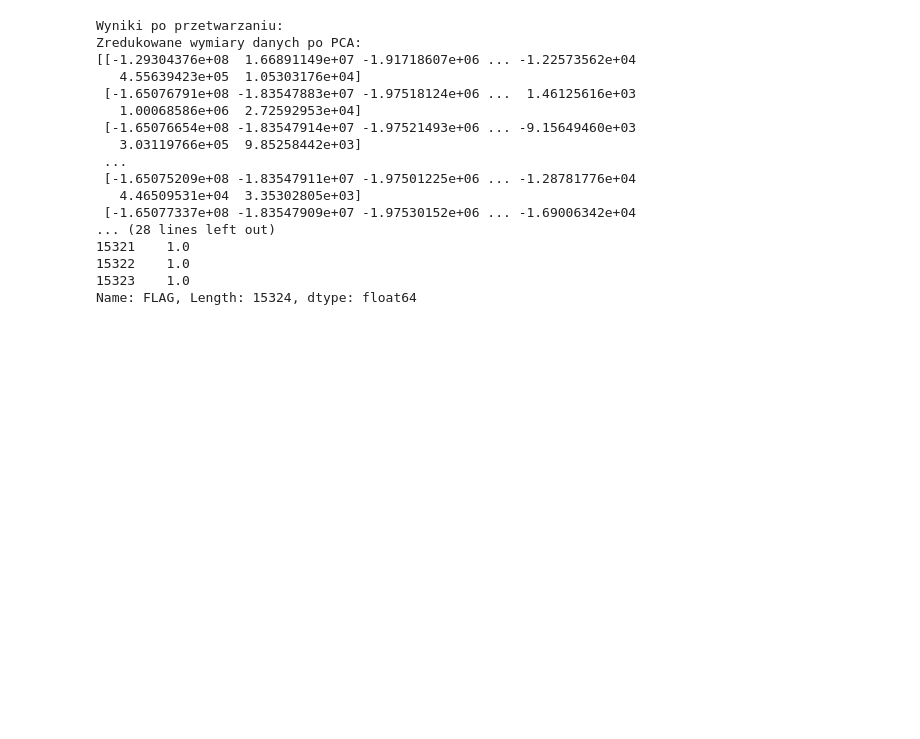
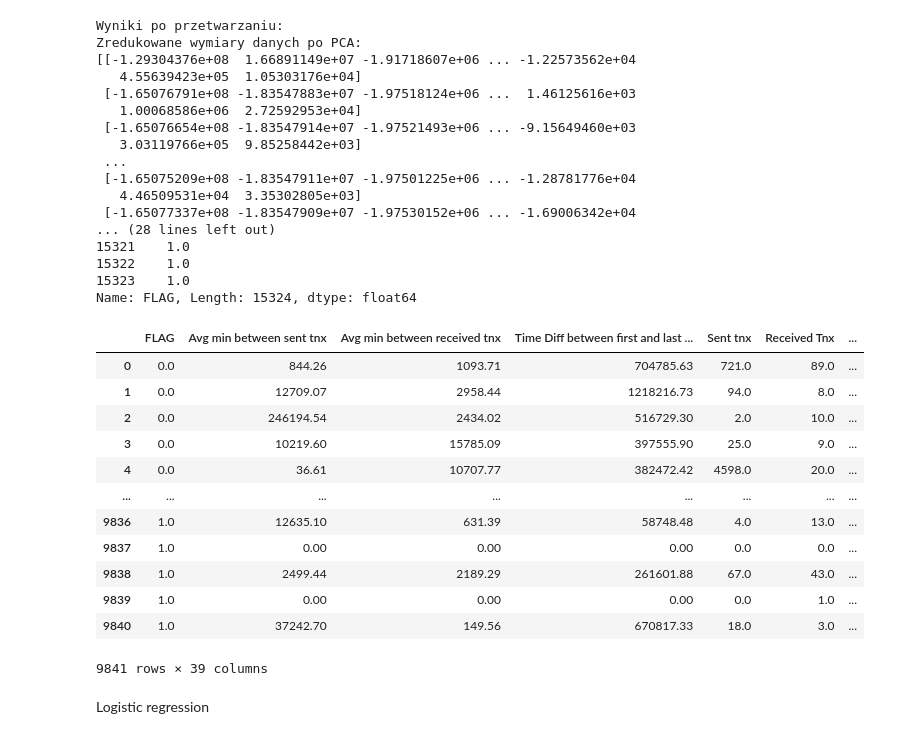
Before and after one commit to KasperczakMikolaj/UM-w-finansach, a Jupyter notebook: Uczenie_maszynowe_w_finansach.ipynb, the cells around one changed output. Cells and saved outputs as stored; diff of their text form; code cells hidden in the pictures; blank space fills up the shorter version.

```diff
--- a/Uczenie_maszynowe_w_finansach.ipynb
+++ b/Uczenie_maszynowe_w_finansach.ipynb
@@ -47,3 +47,19 @@ Zredukowane wymiary danych po PCA:
 15322    1.0
 15323    1.0
 Name: FLAG, Length: 15324, dtype: float64
+# %%
+dane
+# %% [output]
+|  | FLAG | Avg min between sent tnx | Avg min between received tnx | Time Diff between first and last ... | Sent tnx | Received Tnx | ... |
+| 0 | 0.0 | 844.26 | 1093.71 | 704785.63 | 721.0 | 89.0 | ... |
+| 1 | 0.0 | 12709.07 | 2958.44 | 1218216.73 | 94.0 | 8.0 | ... |
+| 2 | 0.0 | 246194.54 | 2434.02 | 516729.30 | 2.0 | 10.0 | ... |
+| 3 | 0.0 | 10219.60 | 15785.09 | 397555.90 | 25.0 | 9.0 | ... |
+| 4 | 0.0 | 36.61 | 10707.77 | 382472.42 | 4598.0 | 20.0 | ... |
+| ... | ... | ... | ... | ... | ... | ... | ... |
+| 9836 | 1.0 | 12635.10 | 631.39 | 58748.48 | 4.0 | 13.0 | ... |
+| 9837 | 1.0 | 0.00 | 0.00 | 0.00 | 0.0 | 0.0 | ... |
+| 9838 | 1.0 | 2499.44 | 2189.29 | 261601.88 | 67.0 | 43.0 | ... |
+| 9839 | 1.0 | 0.00 | 0.00 | 0.00 | 0.0 | 1.0 | ... |
+| 9840 | 1.0 | 37242.70 | 149.56 | 670817.33 | 18.0 | 3.0 | ... |
+9841 rows × 39 columns
@@ -49,0 +70,2 @@ Name: FLAG, Length: 15324, dtype: float64
+# %% [markdown]
+Logistic regression
```
Also changed, not shown: parts of 8 cells of this notebook.
